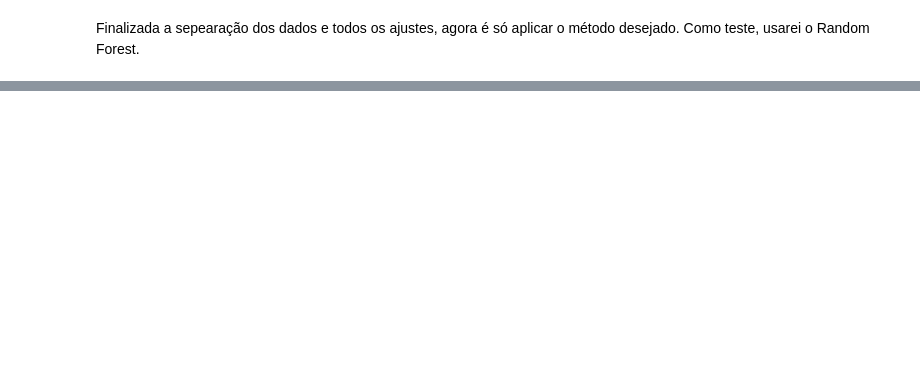
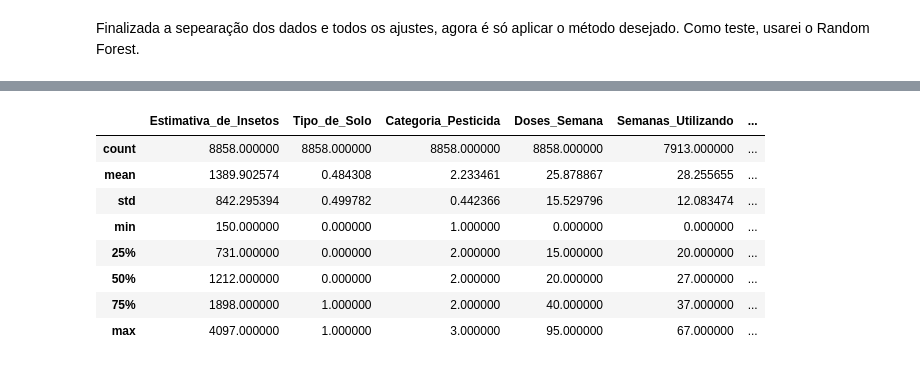
Before and after one commit to Scicrop/jobs-datascience, a Jupyter notebook: Resultado_Safra_2020.ipynb, the cells around one changed output, grey strips where cells are left out. Cells and saved outputs as stored; diff of their text form; code cells hidden in the pictures; blank space fills up the shorter version.

```diff
--- a/Resultado_Safra_2020.ipynb
+++ b/Resultado_Safra_2020.ipynb
@@ -203,0 +232,6 @@ RandomForestClassifier(criterion='entropy', n_estimators=40, random_state=0)
+# %%
+safra_20 = pd.read_csv('Safra_2020.csv', header = 0)
+Safra_2020 = safra_20.copy()
+# %%
+safra_20.drop(['Unnamed: 0','Identificador_Agricultor','Tipo_de_Cultivo', 'Temporada'], inplace=True, axis=1)
+safra_20.head()
@@ -203,0 +245,12 @@ RandomForestClassifier(criterion='entropy', n_estimators=40, random_state=0)
+# %%
+safra_20.describe()
+# %% [output]
+|  | Estimativa_de_Insetos | Tipo_de_Solo | Categoria_Pesticida | Doses_Semana | Semanas_Utilizando | ... |
+| count | 8858.000000 | 8858.000000 | 8858.000000 | 8858.000000 | 7913.000000 | ... |
+| mean | 1389.902574 | 0.484308 | 2.233461 | 25.878867 | 28.255655 | ... |
+| std | 842.295394 | 0.499782 | 0.442366 | 15.529796 | 12.083474 | ... |
+| min | 150.000000 | 0.000000 | 1.000000 | 0.000000 | 0.000000 | ... |
+| 25% | 731.000000 | 0.000000 | 2.000000 | 15.000000 | 20.000000 | ... |
+| 50% | 1212.000000 | 0.000000 | 2.000000 | 20.000000 | 27.000000 | ... |
+| 75% | 1898.000000 | 1.000000 | 2.000000 | 40.000000 | 37.000000 | ... |
+| max | 4097.000000 | 1.000000 | 3.000000 | 95.000000 | 67.000000 | ... |
```
Also changed, not shown: parts of 37 cells of this notebook, 1 other file.
